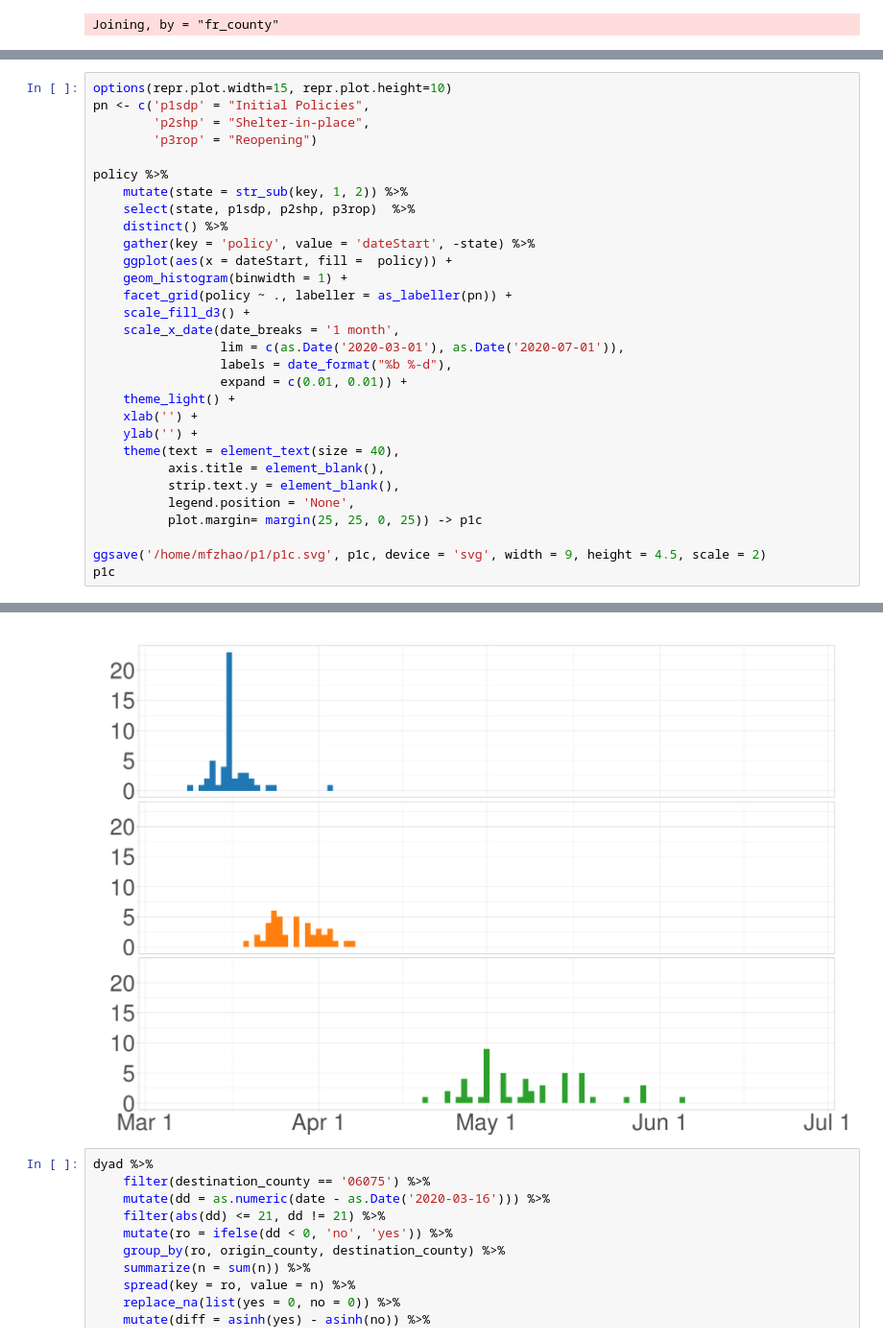
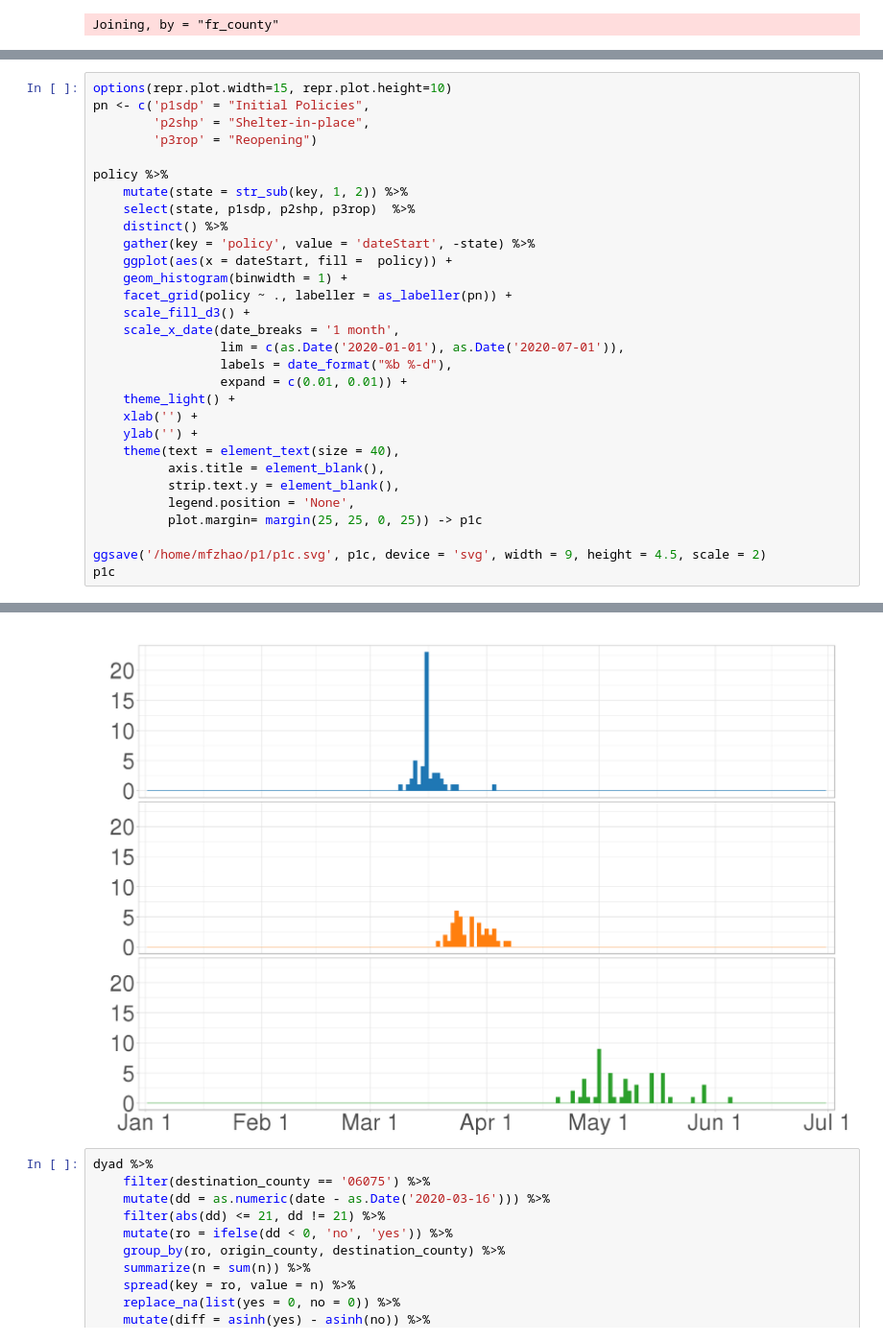
Before and after one commit to mfzhao/covid_peerfx_reopening, a Jupyter notebook: paper_code/3-Fig1.ipynb, the cells around one changed output, grey strips where cells are left out. Shown at 96% size. Cells and saved outputs as stored; diff of their text form.

```diff
--- a/paper_code/3-Fig1.ipynb
+++ b/paper_code/3-Fig1.ipynb
@@ -138,7 +149,7 @@ policy %>%
     facet_grid(policy ~ ., labeller = as_labeller(pn)) +
     scale_fill_d3() +
     scale_x_date(date_breaks = '1 month',
-                 lim = c(as.Date('2020-03-01'), as.Date('2020-07-01')),
+                 lim = c(as.Date('2020-01-01'), as.Date('2020-07-01')),
                  labels = date_format("%b %-d"),
                  expand = c(0.01, 0.01)) +
     theme_light() +
@@ -164,4 +171,4 @@ Warning message:
-[figure, old version]
+[figure, new version]
 # %%
 dyad %>%
     filter(destination_county == '06075') %>%
```
Also changed, not shown: parts of 2 cells of this notebook, 1 other file.
